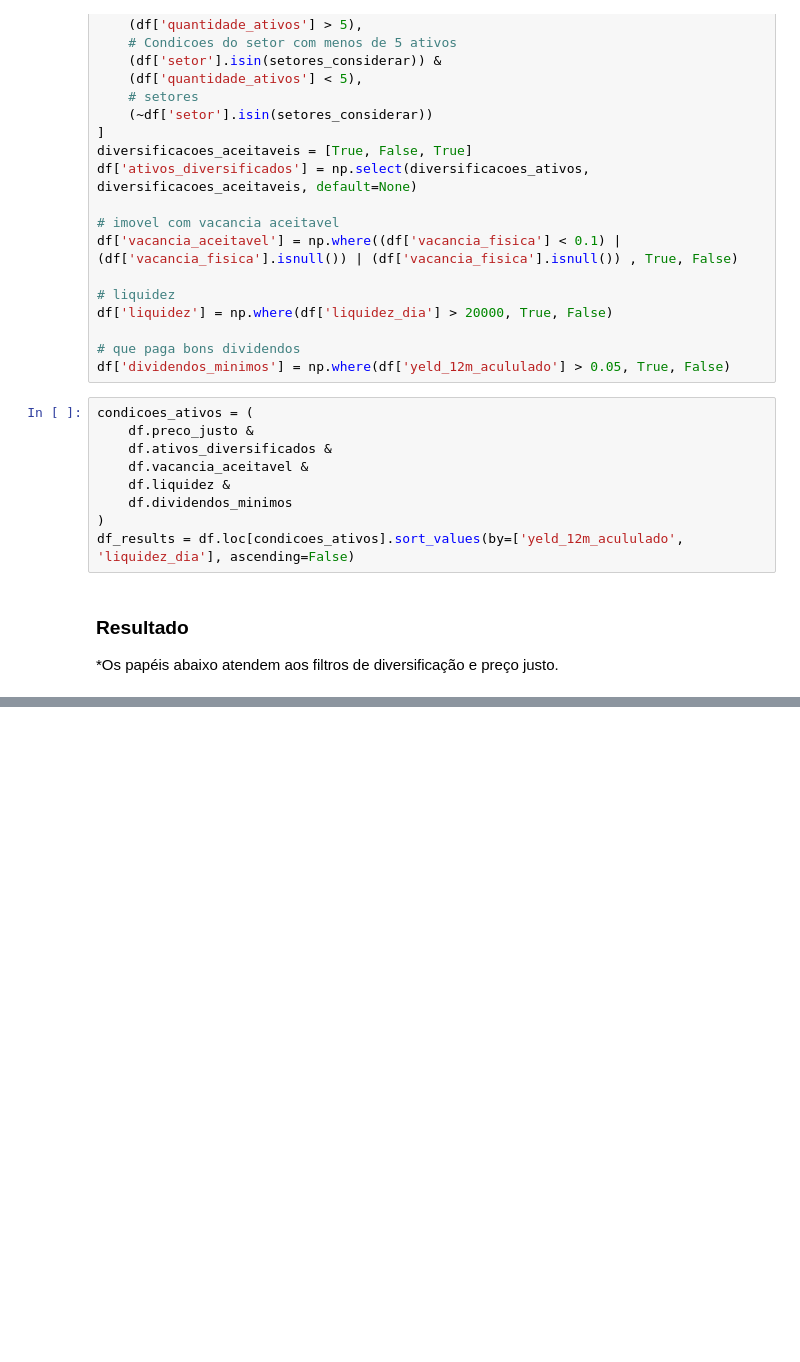
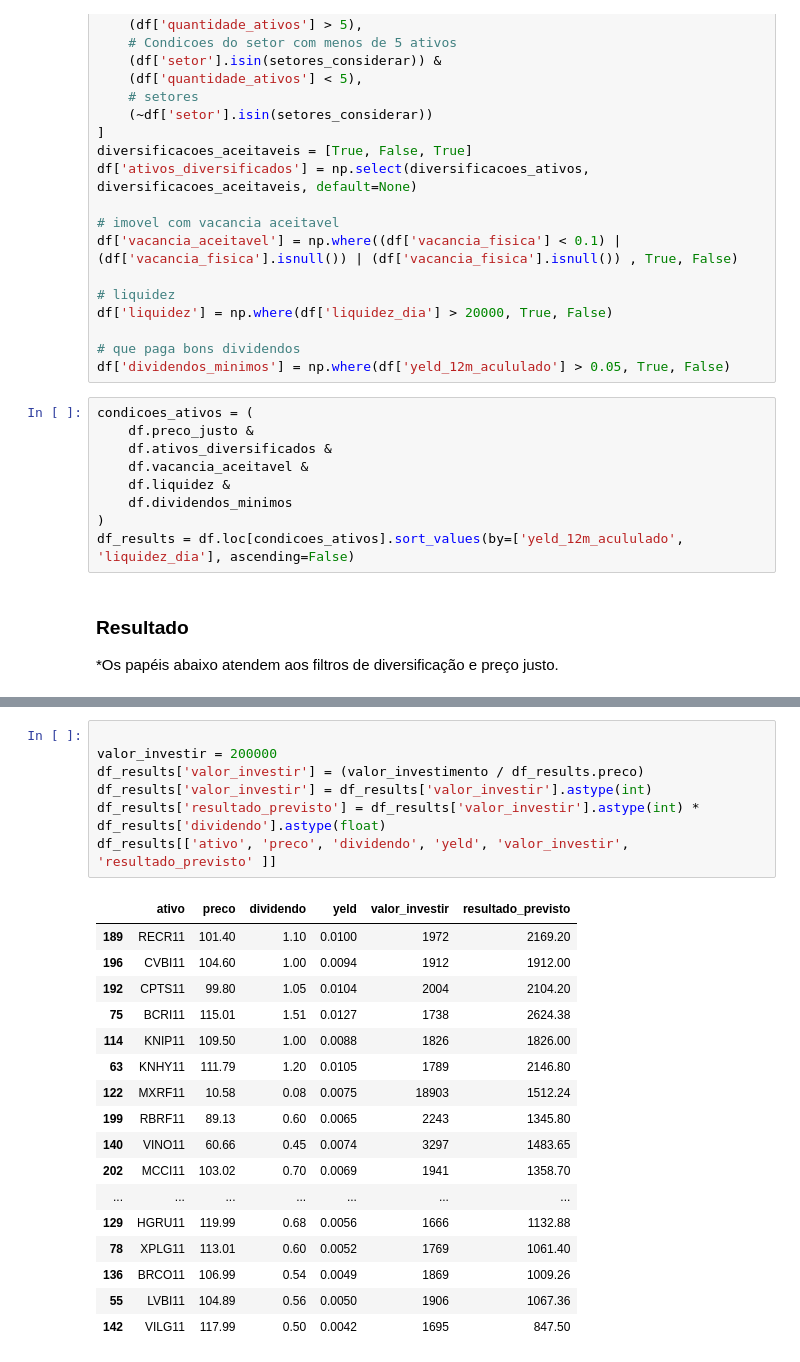
Before and after one commit to AlexandreMinato/Investimentos_FII, a Jupyter notebook: Analises_FII.ipynb, the cells around one changed output, grey strips where cells are left out. Drawn from its saved outputs; the diff is of its cells as text; blank space fills up the shorter version.

```diff
--- a/Analises_FII.ipynb
+++ b/Analises_FII.ipynb
@@ -169,3 +169,28 @@ df_results
 | 136 | BRCO11 | logistica | 106.99 | 32410.0 | 0.54 | 0.0049 | 0.0145 | 0.0287 | ... |
 | 55 | LVBI11 | logistica | 104.89 | 28283.0 | 0.56 | 0.0050 | 0.0136 | 0.0250 | ... |
 | 142 | VILG11 | logistica | 117.99 | 29968.0 | 0.50 | 0.0042 | 0.0129 | 0.0274 | ... |
+# %%
+
+valor_investir = 200000
+df_results['valor_investir'] = (valor_investimento / df_results.preco)
+df_results['valor_investir'] = df_results['valor_investir'].astype(int)
+df_results['resultado_previsto'] = df_results['valor_investir'].astype(int) * df_results['dividendo'].astype(float)
+df_results[['ativo', 'preco', 'dividendo', 'yeld', 'valor_investir', 'resultado_previsto' ]]
+# %% [output]
+|  | ativo | preco | dividendo | yeld | valor_investir | resultado_previsto |
+| 189 | RECR11 | 101.40 | 1.10 | 0.0100 | 1972 | 2169.20 |
+| 196 | CVBI11 | 104.60 | 1.00 | 0.0094 | 1912 | 1912.00 |
+| 192 | CPTS11 | 99.80 | 1.05 | 0.0104 | 2004 | 2104.20 |
+| 75 | BCRI11 | 115.01 | 1.51 | 0.0127 | 1738 | 2624.38 |
+| 114 | KNIP11 | 109.50 | 1.00 | 0.0088 | 1826 | 1826.00 |
+| 63 | KNHY11 | 111.79 | 1.20 | 0.0105 | 1789 | 2146.80 |
+| 122 | MXRF11 | 10.58 | 0.08 | 0.0075 | 18903 | 1512.24 |
+| 199 | RBRF11 | 89.13 | 0.60 | 0.0065 | 2243 | 1345.80 |
+| 140 | VINO11 | 60.66 | 0.45 | 0.0074 | 3297 | 1483.65 |
+| 202 | MCCI11 | 103.02 | 0.70 | 0.0069 | 1941 | 1358.70 |
+| ... | ... | ... | ... | ... | ... | ... |
+| 129 | HGRU11 | 119.99 | 0.68 | 0.0056 | 1666 | 1132.88 |
+| 78 | XPLG11 | 113.01 | 0.60 | 0.0052 | 1769 | 1061.40 |
+| 136 | BRCO11 | 106.99 | 0.54 | 0.0049 | 1869 | 1009.26 |
+| 55 | LVBI11 | 104.89 | 0.56 | 0.0050 | 1906 | 1067.36 |
+| 142 | VILG11 | 117.99 | 0.50 | 0.0042 | 1695 | 847.50 |
```
Also changed, not shown: parts of 1 cell of this notebook.
